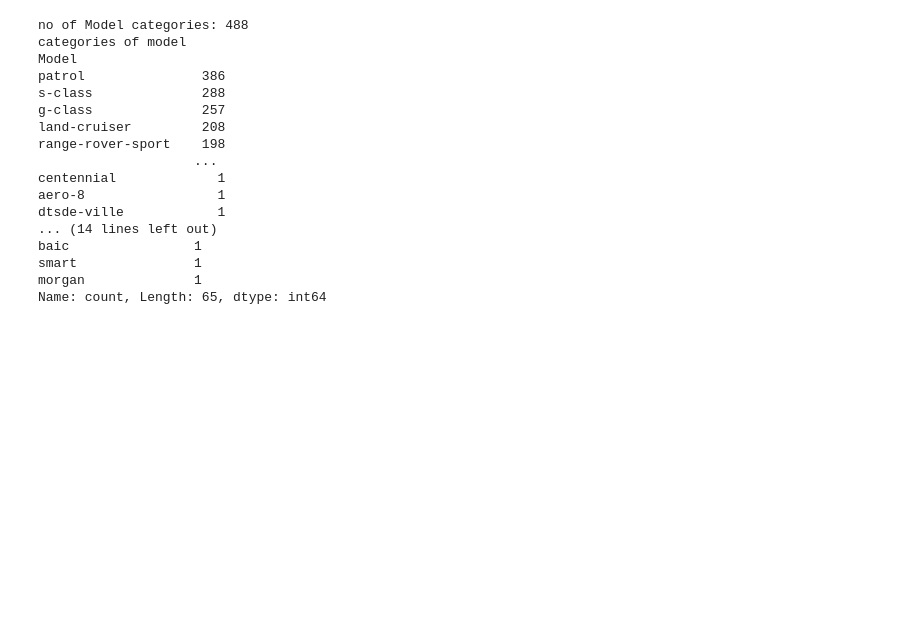
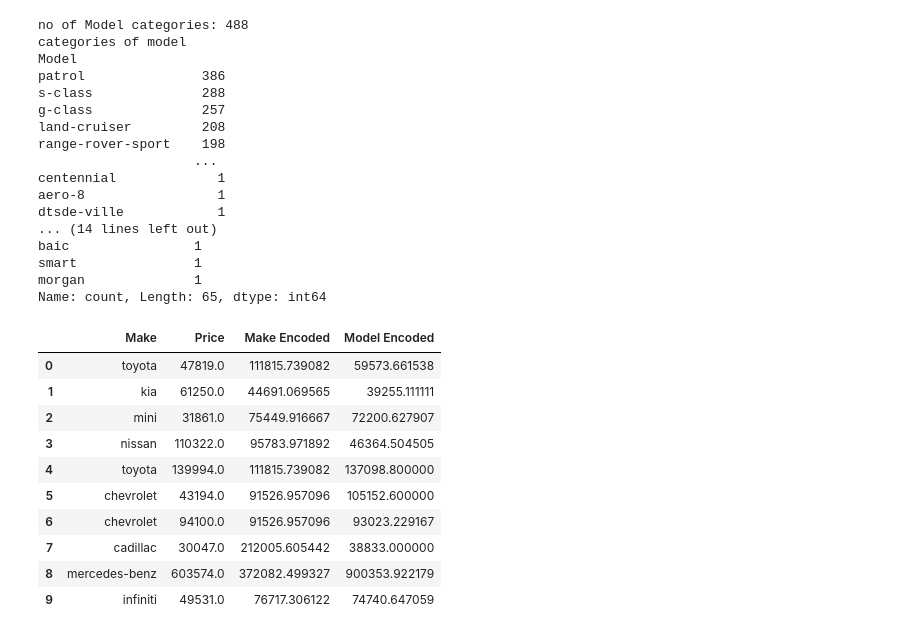
Before and after one commit to DinithKumudika/IS4116---Business-Intelligence-Systems---Assingnment-2, a Jupyter notebook: preprocess.ipynb, the cells around one changed output. Cells and saved outputs as stored; diff of their text form; code cells hidden in the pictures; blank space fills up the shorter version.

Commit message:
categorical variable encoding finished

```diff
--- a/preprocess.ipynb
+++ b/preprocess.ipynb
@@ -435,3 +424,20 @@ Name: count, Length: 65, dtype: int64
-# %%
-df=df.drop(["Location","Description"],axis=1)
-df.head(5)
+# %%
+# since both make and model has large number of unique values encoding them using one-hot encoding will result in too many new columns leading to increase dimensionality.
+# therefore this kind of categorical features are better to endcode using target encoding.
+# Target encoding transforms a categorical feature into a numeric feature without adding any extra columns, avoiding turning the dataset into a larger and sparser dataset.
+
+df["Make Encoded"] = df.groupby("Make")["Price"].transform("mean")
+df["Model Encoded"] = df.groupby("Model")["Price"].transform("mean")
+df[["Make", "Price", "Make Encoded", "Model Encoded"]].head(10)
+# %% [output]
+|  | Make | Price | Make Encoded | Model Encoded |
+| 0 | toyota | 47819.0 | 111815.739082 | 59573.661538 |
+| 1 | kia | 61250.0 | 44691.069565 | 39255.111111 |
+| 2 | mini | 31861.0 | 75449.916667 | 72200.627907 |
+| 3 | nissan | 110322.0 | 95783.971892 | 46364.504505 |
+| 4 | toyota | 139994.0 | 111815.739082 | 137098.800000 |
+| 5 | chevrolet | 43194.0 | 91526.957096 | 105152.600000 |
+| 6 | chevrolet | 94100.0 | 91526.957096 | 93023.229167 |
+| 7 | cadillac | 30047.0 | 212005.605442 | 38833.000000 |
+| 8 | mercedes-benz | 603574.0 | 372082.499327 | 900353.922179 |
+| 9 | infiniti | 49531.0 | 76717.306122 | 74740.647059 |
```
Also changed, not shown: parts of 11 cells of this notebook.
